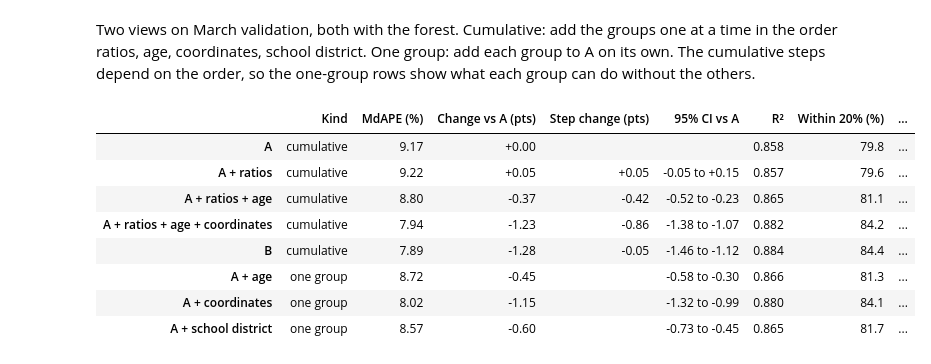
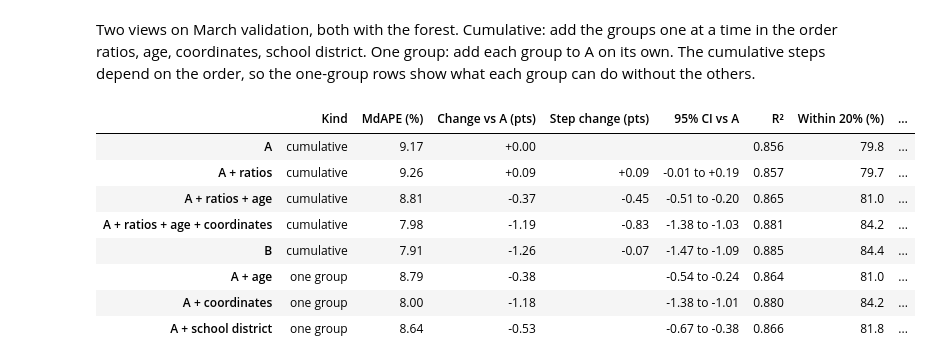
Before and after one commit to tantancodes/IDX-Exchange-Data-Science, a Jupyter notebook: notebooks/05_feature_engineering.ipynb, the cells around one changed output. Saved outputs shown, nothing was run; the diff lists cells and outputs as text; code cells hidden in the pictures.

```diff
--- a/notebooks/05_feature_engineering.ipynb
+++ b/notebooks/05_feature_engineering.ipynb
@@ -13,6 +11,7 @@ Recommendation: carry Dataset B forward to the Week 7 gradient-boosting models.
 # %% [markdown]
 ## 1. Setup
 # %%
+import json
 import sys
 from pathlib import Path
 
@@ -41,7 +40,8 @@ CUTOFFS = avm.TEAM_BACKTEST_MONTHS + [VAL_MONTH]
 
 EXPECTED_FINGERPRINT = "66cab54017ab"  # all 28 files, January 2024 – April 2026
 WEEK4_FINGERPRINT = "2ff3877a04bd"     # the 27 files through March 2026
-EXPECTED_CLEAN_ROWS = 297_152
+EXPECTED_CLEAN_ROWS = 297_017      # 297,152 Week 4 sales minus 135 re-reported copies
+CHOICE_PATH = RESULTS_DIR / "feature_set_choice.json"
 
 # The district join and the experiments are cached; they rebuild when a cache
 # file is missing or when these flags are set.
@@ -66,7 +66,11 @@ FEATURE_SETS = {
     "A + age": A.plus("A + age", "age"),
     "A + coordinates": A.plus("A + coordinates", "coordinates"),
     "A + school district": A.plus("A + school district", "school district"),
+    "B without ratios": avm.FEATURES_WITHOUT_RATIOS,
 }
+NO_RATIOS = "B without ratios"
+# B without ratios replaces B if its March MdAPE is no more than this much worse.
+SIMPLER_SET_TOLERANCE = 0.1
 assert FEATURE_SETS["B"] == FEATURE_SETS["A + ratios + age + coordinates"].plus("B", "school district")
 CUMULATIVE = ["A", "A + ratios", "A + ratios + age", "A + ratios + age + coordinates", "B"]
 SINGLE = ["A + ratios", "A + age", "A + coordinates", "A + school district"]
@@ -98,12 +104,20 @@ used_files = snapshot["file"].str[9:15] < TEST_MONTH
 assert avm.snapshot_fingerprint(snapshot.loc[used_files]) == WEEK4_FINGERPRINT
 raw = raw.loc[raw["SourceFile"].isin(snapshot.loc[used_files, "file"])]
 
-df, cleaning_steps, set_missing = avm.clean(raw)
+df, cleaning_steps, set_missing = avm.clean(raw, drop_rereported=True)
 assert len(df) == EXPECTED_CLEAN_ROWS, f"Cleaning changed: {len(df):,} rows"
 assert df["CloseMonth"].max() == VAL_MONTH
 print(f"Files through {VAL_MONTH} (snapshot {WEEK4_FINGERPRINT}): {len(raw):,} raw rows, "
       f"{len(df):,} sales after cleaning")
 print(f"April 2026 file ({snapshot.loc[~used_files, 'rows'].sum():,} rows) set aside before cleaning")
+display(cleaning_steps.assign(**{c: cleaning_steps[c].map("{:,}".format) for c in ("removed", "rows_left")})
+        .set_index("step"))
+
+rereported = cleaning_steps.attrs["rereported"]
+by_month = rereported["CloseMonth"].value_counts().reindex(sorted(df["CloseMonth"].unique()), fill_value=0)
+print(f"Re-reported copies removed per close month ({len(rereported)} in total, "
+      f"at most {by_month.max()} in any month):")
+print(", ".join(f"{month_[:4]}-{month_[4:]}: {n}" for month_, n in by_month.items()))
 
 new_fields = pd.DataFrame({
     "Plausibility rule": [f"{avm.EARLIEST_YEAR_BUILT} to the sale year",
@@ -132,18 +157,12 @@ This keeps the label to the schools a home is actually assigned to and gives eac
 
 The join is cached per listing location (`ListingKey` plus coordinates) in `data/processed/`. We don't key on `ListingKey` alone because 44 listing keys appear on more than one sale with different coordinates. Missing or out-of-bounds coordinates get no district. The district label is categorical, so it is target-encoded inside the pipeline exactly like city and ZIP.
 # %%
-LOCATION = ["ListingKey", "Latitude", "Longitude"]
-if RERUN_DISTRICTS or not DISTRICT_CACHE.exists():
-    districts = avm.load_school_districts(DISTRICT_SHAPEFILE)
-    locations = df[LOCATION].drop_duplicates().reset_index(drop=True)
-    labels = avm.assign_school_districts(locations["Latitude"], locations["Longitude"], districts)
-    DISTRICT_CACHE.parent.mkdir(parents=True, exist_ok=True)
-    pd.concat([locations, labels], axis=1).to_csv(DISTRICT_CACHE, index=False)
-    print(f"Joined {len(locations):,} listing locations to {len(districts)} district polygons")
-
-district_cache = pd.read_csv(DISTRICT_CACHE, dtype={"SchoolDistrict": str})
-df = df.merge(district_cache, on=LOCATION, how="left", validate="many_to_one", indicator=True)
-assert (df.pop("_merge") == "both").all() and len(df) == EXPECTED_CLEAN_ROWS
+if RERUN_DISTRICTS:
+    DISTRICT_CACHE.unlink(missing_ok=True)
+df, newly_joined = avm.attach_school_districts(df, DISTRICT_CACHE, DISTRICT_SHAPEFILE)
+assert len(df) == EXPECTED_CLEAN_ROWS
+print(f"{newly_joined:,} listing locations joined against the boundaries this run; "
+      "the rest came from the cache")
 
 located = df["Latitude"].notna()
 matched = df["SchoolDistrict"].notna()
@@ -375,37 +422,38 @@ Two views on March validation, both with the forest. Cumulative: add the groups
 # %%
 march = feature_metrics.query("month == @VAL_MONTH and model == @FOREST and scope == 'filtered'") \
     .set_index("feature_set")
-march_boot = feature_bootstrap.query("month == @VAL_MONTH and model == @FOREST").set_index("feature_set")
+march_boot = feature_bootstrap.query("month == @VAL_MONTH and model == @FOREST and baseline == 'A'") \
+    .set_index("feature_set")
 order = CUMULATIVE + [name for name in SINGLE if name not in CUMULATIVE]
 ablation = pd.DataFrame({
     "Kind": ["cumulative" if name in CUMULATIVE else "one group" for name in order],
     "MdAPE (%)": march.loc[order, "MdAPE_pct"],
     "Change vs A (pts)": march.loc[order, "MdAPE_pct"] - march.loc["A", "MdAPE_pct"],
 }, index=order)
 ablation["Step change (pts)"] = np.nan
 ablation.loc[CUMULATIVE[1:], "Step change (pts)"] = np.diff(march.loc[CUMULATIVE, "MdAPE_pct"])
 ablation["95% CI vs A"] = [""] + [f"{march_boot.loc[n, 'ci_low']:+.2f} to {march_boot.loc[n, 'ci_high']:+.2f}"
                                   for n in order[1:]]
 ablation["R²"] = march.loc[order, "R2"]
 ablation["Within 20% (%)"] = march.loc[order, "PPE20_pct"]
 ablation["Fit time (s)"] = march.loc[order, "fit_seconds"]
 display(ablation.assign(**{
     "MdAPE (%)": ablation["MdAPE (%)"].map("{:.2f}".format),
     "Change vs A (pts)": ablation["Change vs A (pts)"].map("{:+.2f}".format),
     "Step change (pts)": ablation["Step change (pts)"].map(lambda v: "" if pd.isna(v) else f"{v:+.2f}"),
     "R²": ablation["R²"].map("{:.3f}".format),
     "Within 20% (%)": ablation["Within 20% (%)"].map("{:.1f}".format),
     "Fit time (s)": ablation["Fit time (s)"].map("{:.0f}".format)}))
 # %% [output]
 |  | Kind | MdAPE (%) | Change vs A (pts) | Step change (pts) | 95% CI vs A | R² | Within 20% (%) | ... |
-| A | cumulative | 9.17 | +0.00 |  |  | 0.858 | 79.8 | ... |
-| A + ratios | cumulative | 9.22 | +0.05 | +0.05 | -0.05 to +0.15 | 0.857 | 79.6 | ... |
-| A + ratios + age | cumulative | 8.80 | -0.37 | -0.42 | -0.52 to -0.23 | 0.865 | 81.1 | ... |
-| A + ratios + age + coordinates | cumulative | 7.94 | -1.23 | -0.86 | -1.38 to -1.07 | 0.882 | 84.2 | ... |
-| B | cumulative | 7.89 | -1.28 | -0.05 | -1.46 to -1.12 | 0.884 | 84.4 | ... |
-| A + age | one group | 8.72 | -0.45 |  | -0.58 to -0.30 | 0.866 | 81.3 | ... |
-| A + coordinates | one group | 8.02 | -1.15 |  | -1.32 to -0.99 | 0.880 | 84.1 | ... |
-| A + school district | one group | 8.57 | -0.60 |  | -0.73 to -0.45 | 0.865 | 81.7 | ... |
+| A | cumulative | 9.17 | +0.00 |  |  | 0.856 | 79.8 | ... |
+| A + ratios | cumulative | 9.26 | +0.09 | +0.09 | -0.01 to +0.19 | 0.857 | 79.7 | ... |
+| A + ratios + age | cumulative | 8.81 | -0.37 | -0.45 | -0.51 to -0.20 | 0.865 | 81.0 | ... |
+| A + ratios + age + coordinates | cumulative | 7.98 | -1.19 | -0.83 | -1.38 to -1.03 | 0.881 | 84.2 | ... |
+| B | cumulative | 7.91 | -1.26 | -0.07 | -1.47 to -1.09 | 0.885 | 84.4 | ... |
+| A + age | one group | 8.79 | -0.38 |  | -0.54 to -0.24 | 0.864 | 81.0 | ... |
+| A + coordinates | one group | 8.00 | -1.18 |  | -1.38 to -1.01 | 0.880 | 84.2 | ... |
+| A + school district | one group | 8.64 | -0.53 |  | -0.67 to -0.38 | 0.866 | 81.8 | ... |
 # %%
 plot_order = order[1:][::-1]
 fig, ax = plt.subplots(figsize=(7.5, 4.4))
```
Also changed, not shown: parts of 21 cells of this notebook, 9 other files.
